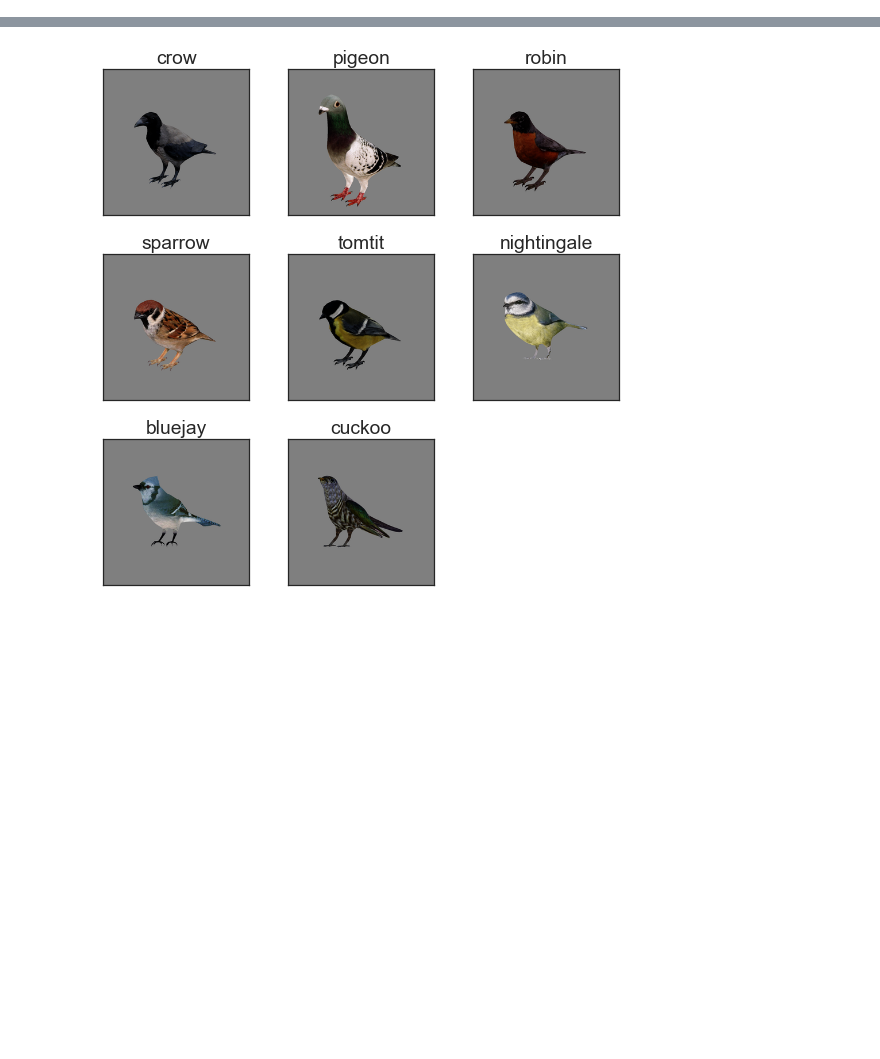
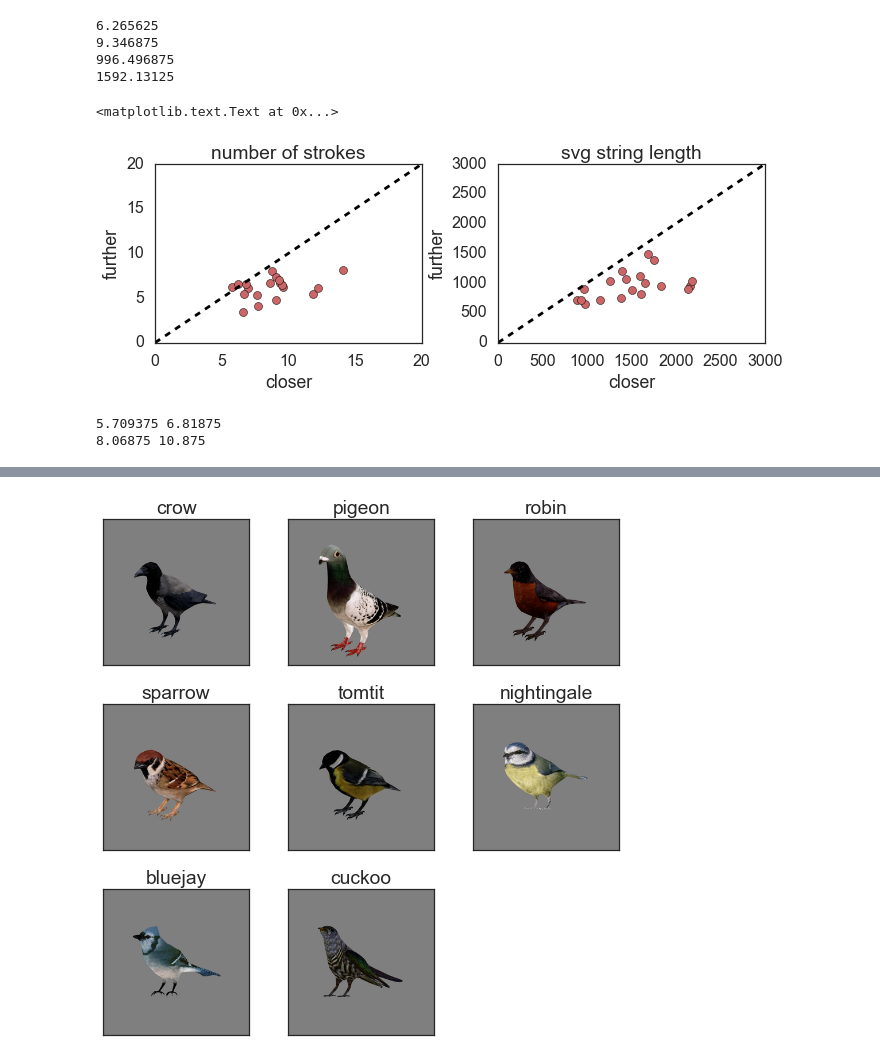
Before and after one commit to hawkrobe/reference_games, a Jupyter notebook: analysis/sketchpad/pilot_analysis.ipynb, the cells around one changed output, grey strips where cells are left out. Drawn from its saved outputs; the diff is of its cells as text; code cells hidden in the pictures; blank space fills up the shorter version.

```diff
--- a/analysis/sketchpad/pilot_analysis.ipynb
+++ b/analysis/sketchpad/pilot_analysis.ipynb
@@ -172,0 +288,7 @@ def plot_gallery(category):
+# %%
+##### analysis next steps:
+## stroke number, drawing duration, accuracy
+Y = tb.tabarray(SVfile=os.path.join(stroke_dir,stroke_files[0]))
+
+# get column names
+print Y.metadata['names']
@@ -172,0 +387,65 @@ def plot_gallery(category):
+# %%
+# get summary statistics
+all_games = np.unique(D['gameID'])
+further_strokes = []
+closer_strokes = []
+further_svgLength = []
+closer_svgLength = []
+for game in all_games:
+    further_strokes.append(D[(D['gameID']== game) & (D['condition'] == 'further')]['numStrokes'].mean())
+    closer_strokes.append(D[(D['gameID']== game) & (D['condition'] == 'closer')]['numStrokes'].mean())
+    further_svgLength.append(D[(D['gameID']== game) & (D['condition'] == 'further')]['svgStringLength'].mean())
+    closer_svgLength.append(D[(D['gameID']== game) & (D['condition'] == 'closer')]['svgStringLength'].mean())
+
+further_strokes, closer_strokes, further_svgLength, closer_svgLength = map(np.array, \
+[further_strokes, closer_strokes, further_svgLength, closer_svgLength])
+# %%
+print further_strokes.mean()
+print closer_strokes.mean()
+print further_svgLength.mean()
+print closer_svgLength.mean()
+# %% [output]
+6.265625
+9.346875
+996.496875
+1592.13125
+# %%
+fig = plt.figure(figsize=(10,4))
+plt.subplot(1,2,1)
+lb = 0
+ub = 20
+plt.plot([lb,ub],[lb,ub],'k--')
+plt.scatter(closer_strokes,further_strokes,64,(0.8,0.4,0.4))
+plt.xlim([lb,ub])
+plt.ylim([lb,ub])
+plt.title('number of strokes')
+plt.xlabel('closer')
+plt.ylabel('further')
+plt.subplot(1,2,2)
+lb = 0
+ub = 3000
+plt.plot([lb,ub],[lb,ub],'k--')
+plt.scatter(closer_svgLength,further_svgLength,64,(0.8,0.4,0.4))
+plt.xlim([lb,ub])
+plt.ylim([lb,ub])
+plt.tight_layout()
+plt.title('svg string length')
+plt.xlabel('closer')
+plt.ylabel('further')
+# %% [output]
+<matplotlib.text.Text at 0x...>
+[figure, added]
+# %%
+import numpy.random as npr
+import pylab
+def bootstrap(data, num_samples, statistic, alpha):
+    """Returns bootstrap estimate of 100.0*(1-alpha) CI for statistic."""
+    n = len(data)
+    idx = npr.randint(0, n, (num_samples, n))
+    samples = data[idx]
+    stat = np.sort(statistic(samples, 1))
+    return (stat[int((alpha/2.0)*num_samples)],
+            stat[int((1-alpha/2.0)*num_samples)])
+# %% [output]
+5.709375 6.81875
+8.06875 10.875
```
Also changed, not shown: parts of 21 cells of this notebook.
